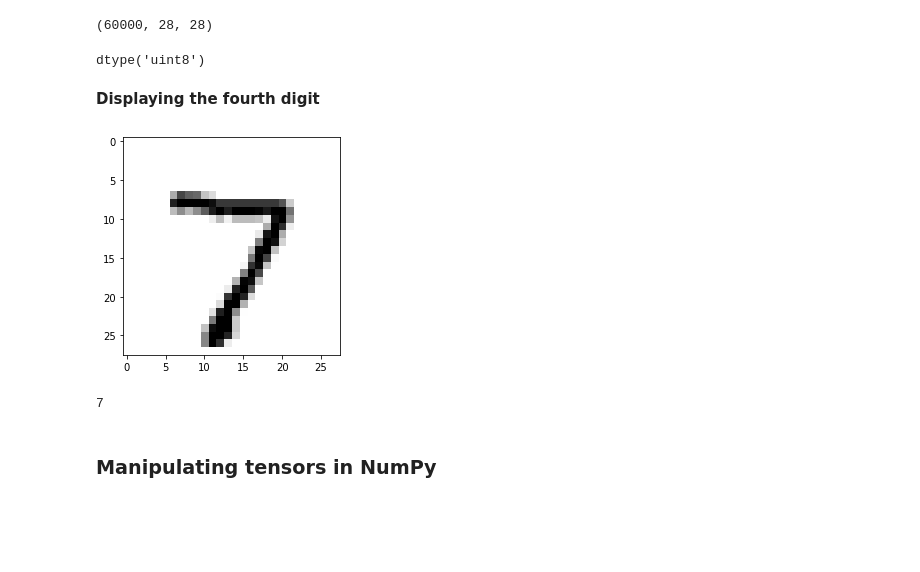
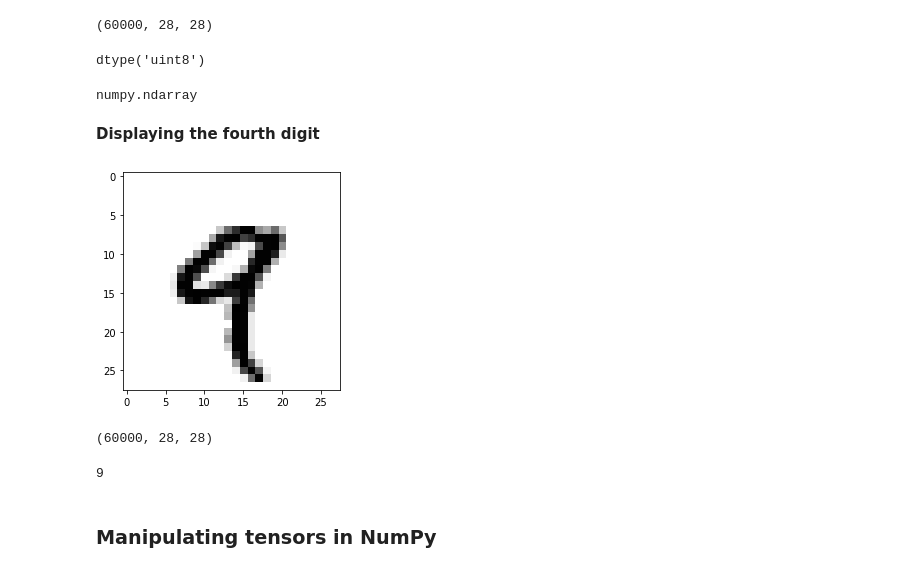
Before and after one commit to tgwon/ai4dl, a Jupyter notebook: week2/chapter02_mathematical-building-blocks.ipynb, the cells around one changed output. Saved outputs shown, nothing was run; the diff lists cells and outputs as text; code cells hidden in the pictures; blank space fills up the shorter version.

```diff
--- a/week2/chapter02_mathematical-building-blocks.ipynb
+++ b/week2/chapter02_mathematical-building-blocks.ipynb
@@ -173,23 +179,32 @@ train_images.ndim
 train_images.shape
 # %% [output]
 (60000, 28, 28)
-# %%
-train_images.dtype
-# %% [output]
-dtype('uint8')
+# %%
+train_images.dtype
+#uint 는 양수만 가능(uint8 : 0~255)
+# %% [output]
+dtype('uint8')
+# %%
+type(train_images)
+# %% [output]
+numpy.ndarray
 # %% [markdown]
 **Displaying the fourth digit**
 # %%
 import matplotlib.pyplot as plt
-digit = test_images[0]
+digit = train_images[4]
 plt.imshow(digit, cmap=plt.cm.binary)
 plt.show()
 # %% [output]
-[figure, old version]
+[figure, new version]
-# %%
-test_labels[0]
-# %% [output]
-7
+# %%
+train_images.shape
+# %% [output]
+(60000, 28, 28)
+# %%
+train_labels[4]
+# %% [output]
+9
 # %% [markdown]
 ### Manipulating tensors in NumPy
 # %%
```
Also changed, not shown: parts of 38 cells of this notebook.
